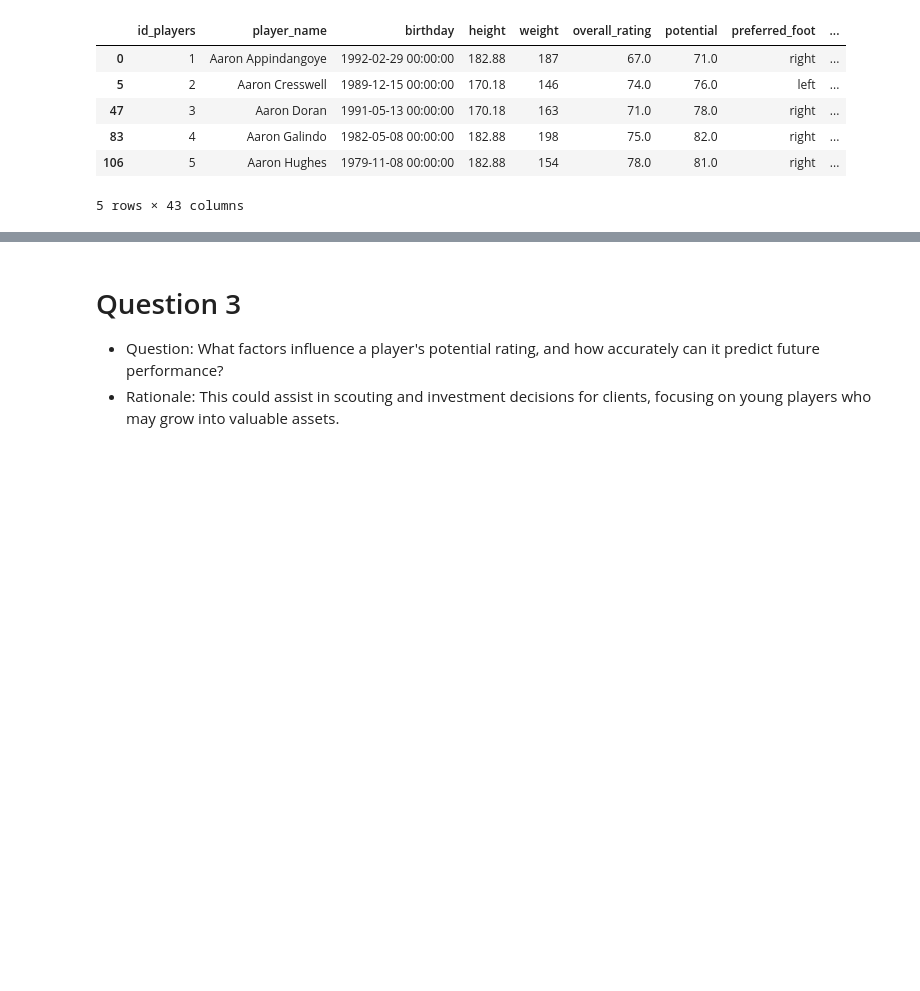
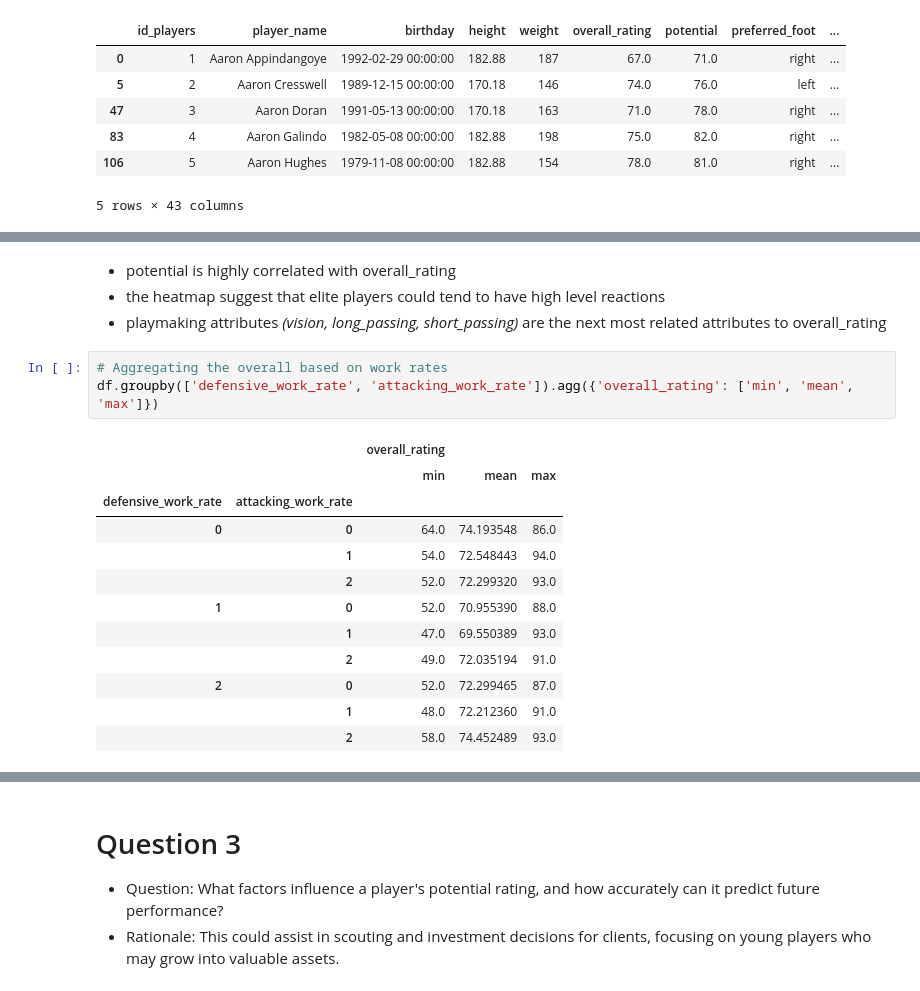
Before and after one commit to falba3/AdvancedDataAnalytics, a Jupyter notebook: notebooks/franco_questions3_5_6.ipynb, the cells around one changed output, grey strips where cells are left out. Saved outputs shown, nothing was run; the diff lists cells and outputs as text; blank space fills up the shorter version.

```diff
--- a/notebooks/franco_questions3_5_6.ipynb
+++ b/notebooks/franco_questions3_5_6.ipynb
@@ -43,0 +225,20 @@ memory usage: 3.4+ MB
+# %% [markdown]
+* potential is highly correlated with overall_rating
+* the heatmap suggest that elite players could tend to have high level reactions
+* playmaking attributes *(vision, long_passing, short_passing)* are the next most related attributes to overall_rating
+# %%
+# Aggregating the overall based on work rates
+df.groupby(['defensive_work_rate', 'attacking_work_rate']).agg({'overall_rating': ['min', 'mean', 'max']})
+# %% [output]
+|  |  | overall_rating |  |  |
+|  |  | min | mean | max |
+| defensive_work_rate | attacking_work_rate |  |  |  |
+| 0 | 0 | 64.0 | 74.193548 | 86.0 |
+|  | 1 | 54.0 | 72.548443 | 94.0 |
+|  | 2 | 52.0 | 72.299320 | 93.0 |
+| 1 | 0 | 52.0 | 70.955390 | 88.0 |
+|  | 1 | 47.0 | 69.550389 | 93.0 |
+|  | 2 | 49.0 | 72.035194 | 91.0 |
+| 2 | 0 | 52.0 | 72.299465 | 87.0 |
+|  | 1 | 48.0 | 72.212360 | 91.0 |
+|  | 2 | 58.0 | 74.452489 | 93.0 |
```
Also changed, not shown: parts of 32 cells of this notebook, 1 other file.
